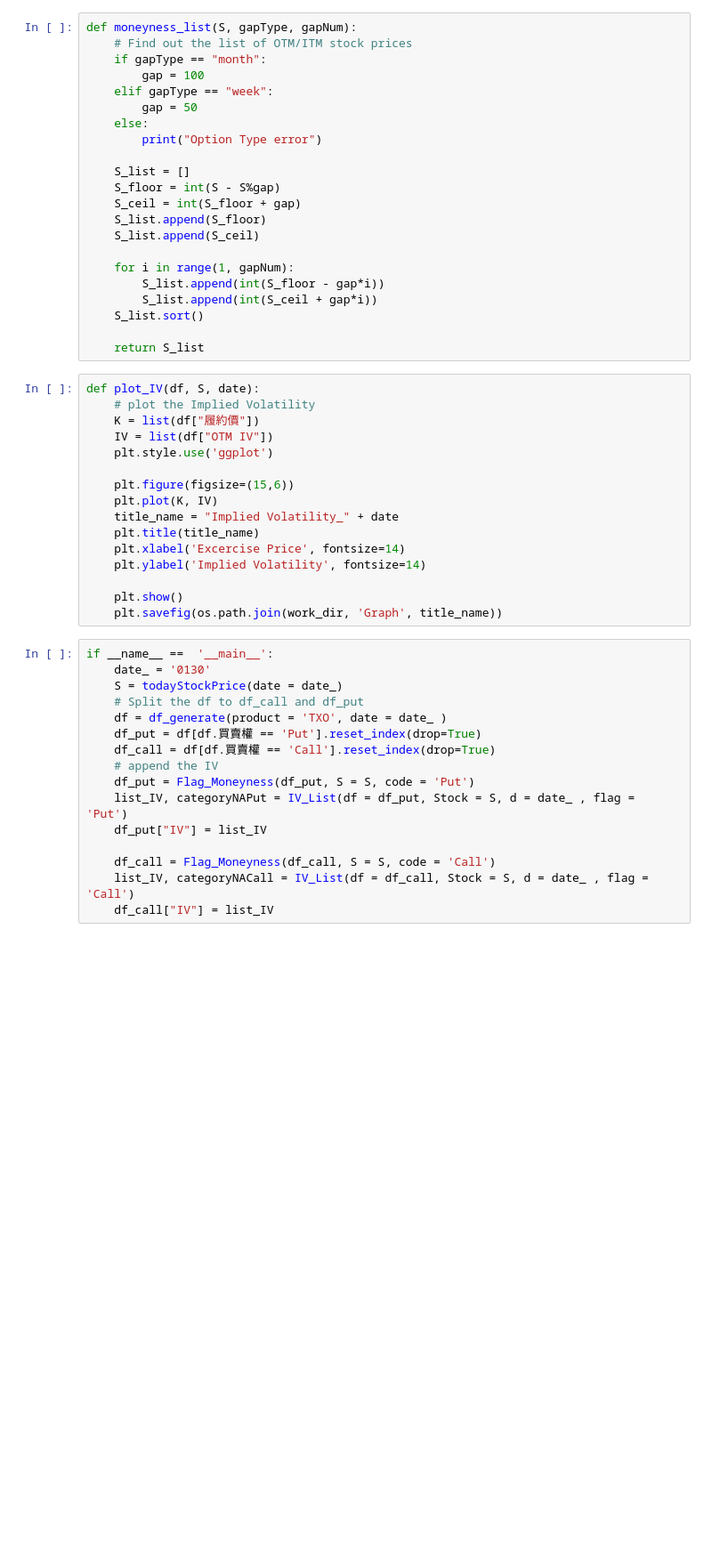
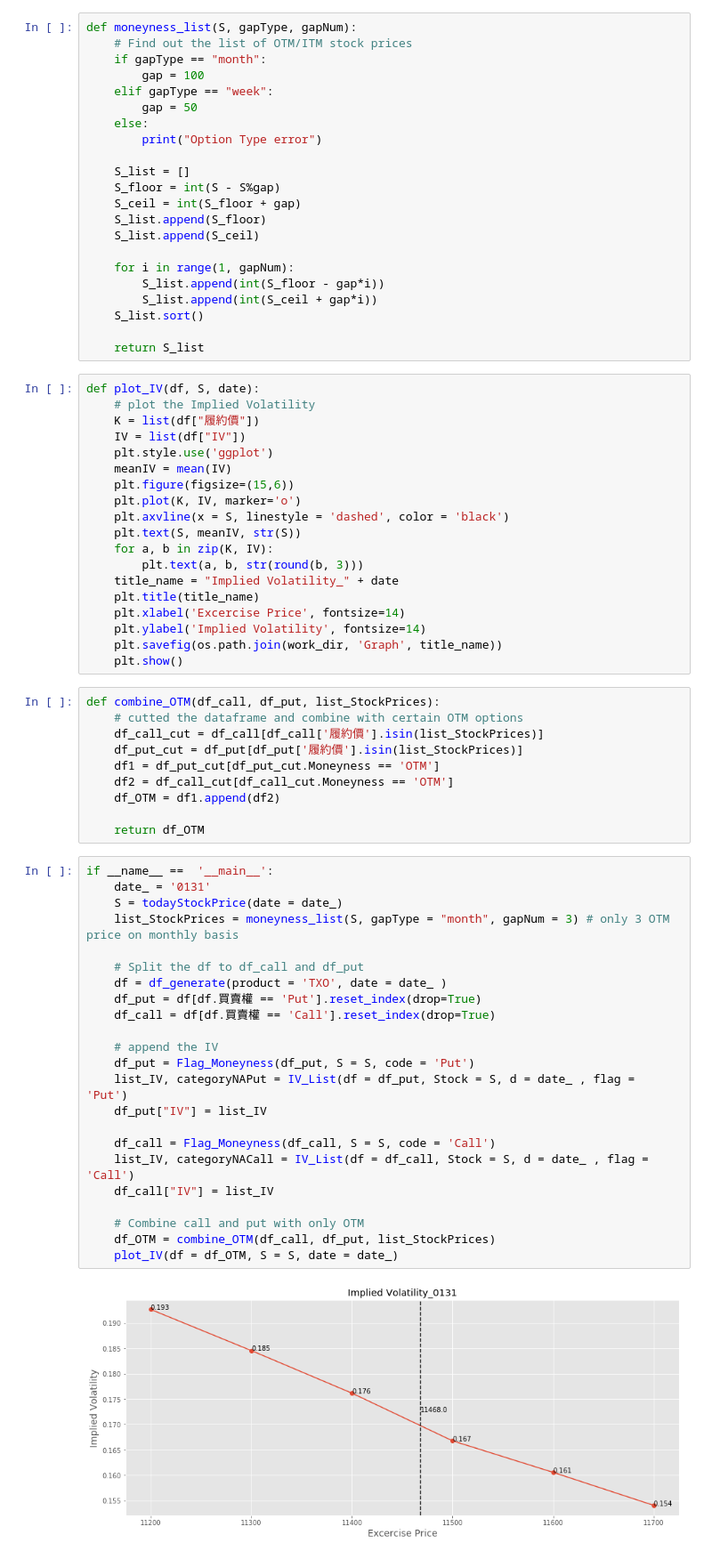
Before and after one commit to A2Zntu/OptionStrategy, a Jupyter notebook: Implied_Volatility.ipynb, the cells around one changed output. Shown: that part at 89% size. Cells and saved outputs as stored; diff of their text form; blank space fills up the shorter version.

Commit message:
2 graphs

```diff
--- a/Implied_Volatility.ipynb
+++ b/Implied_Volatility.ipynb
@@ -126,31 +127,53 @@ def moneyness_list(S, gapType, gapNum):
 def plot_IV(df, S, date):
     # plot the Implied Volatility
     K = list(df["履約價"])
-    IV = list(df["OTM IV"])
+    IV = list(df["IV"])
     plt.style.use('ggplot')
-
+    meanIV = mean(IV)
     plt.figure(figsize=(15,6))
-    plt.plot(K, IV)
+    plt.plot(K, IV, marker='o')
+    plt.axvline(x = S, linestyle = 'dashed', color = 'black')
+    plt.text(S, meanIV, str(S))
+    for a, b in zip(K, IV):
+        plt.text(a, b, str(round(b, 3)))
     title_name = "Implied Volatility_" + date
     plt.title(title_name)
     plt.xlabel('Excercise Price', fontsize=14)
     plt.ylabel('Implied Volatility', fontsize=14)
-
+    plt.savefig(os.path.join(work_dir, 'Graph', title_name))
     plt.show()
-    plt.savefig(os.path.join(work_dir, 'Graph', title_name))
+# %%
+def combine_OTM(df_call, df_put, list_StockPrices):
+    # cutted the dataframe and combine with certain OTM options
+    df_call_cut = df_call[df_call['履約價'].isin(list_StockPrices)]
+    df_put_cut = df_put[df_put['履約價'].isin(list_StockPrices)]
+    df1 = df_put_cut[df_put_cut.Moneyness == 'OTM']
+    df2 = df_call_cut[df_call_cut.Moneyness == 'OTM']
+    df_OTM = df1.append(df2)
+
+    return df_OTM
 # %%
 if __name__ ==  '__main__':
-    date_ = '0130'
+    date_ = '0131'
     S = todayStockPrice(date = date_)
+    list_StockPrices = moneyness_list(S, gapType = "month", gapNum = 3) # only 3 OTM price on monthly basis
+
     # Split the df to df_call and df_put
     df = df_generate(product = 'TXO', date = date_ )
     df_put = df[df.買賣權 == 'Put'].reset_index(drop=True)
     df_call = df[df.買賣權 == 'Call'].reset_index(drop=True)
+
     # append the IV
     df_put = Flag_Moneyness(df_put, S = S, code = 'Put')
     list_IV, categoryNAPut = IV_List(df = df_put, Stock = S, d = date_ , flag = 'Put')
     df_put["IV"] = list_IV
 
     df_call = Flag_Moneyness(df_call, S = S, code = 'Call')
     list_IV, categoryNACall = IV_List(df = df_call, Stock = S, d = date_ , flag = 'Call')
     df_call["IV"] = list_IV
+
+    # Combine call and put with only OTM
+    df_OTM = combine_OTM(df_call, df_put, list_StockPrices)
+    plot_IV(df = df_OTM, S = S, date = date_)
+# %% [output]
+[figure, added]
```
Also changed, not shown: parts of 7 cells of this notebook, 2 other files.
